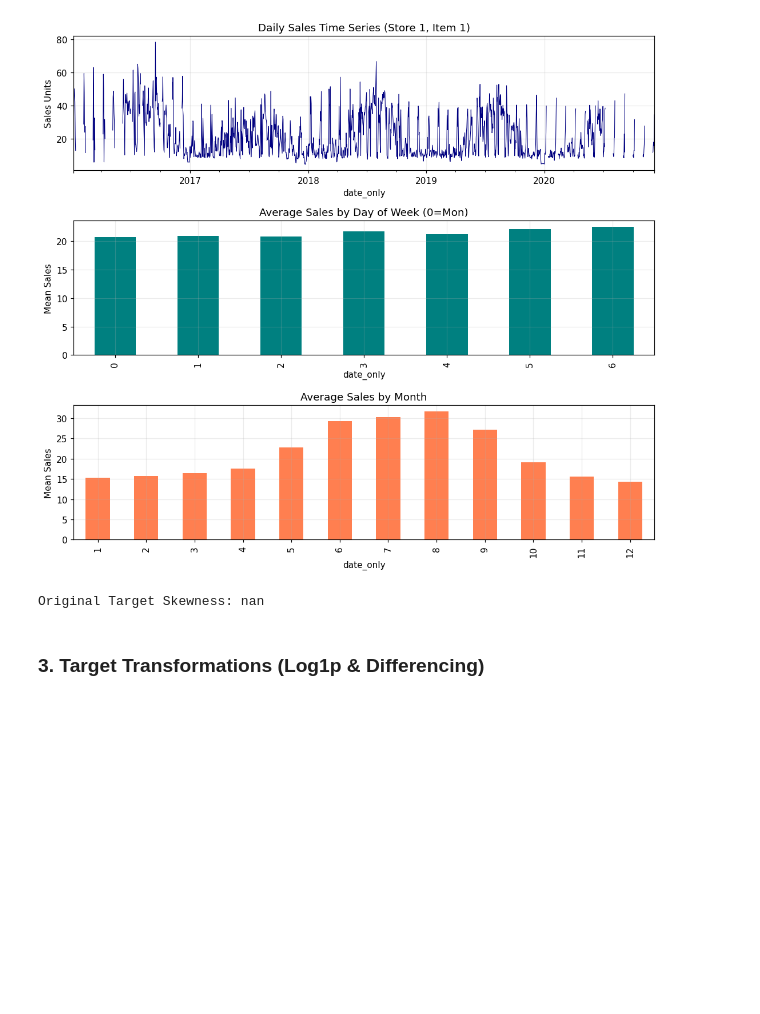
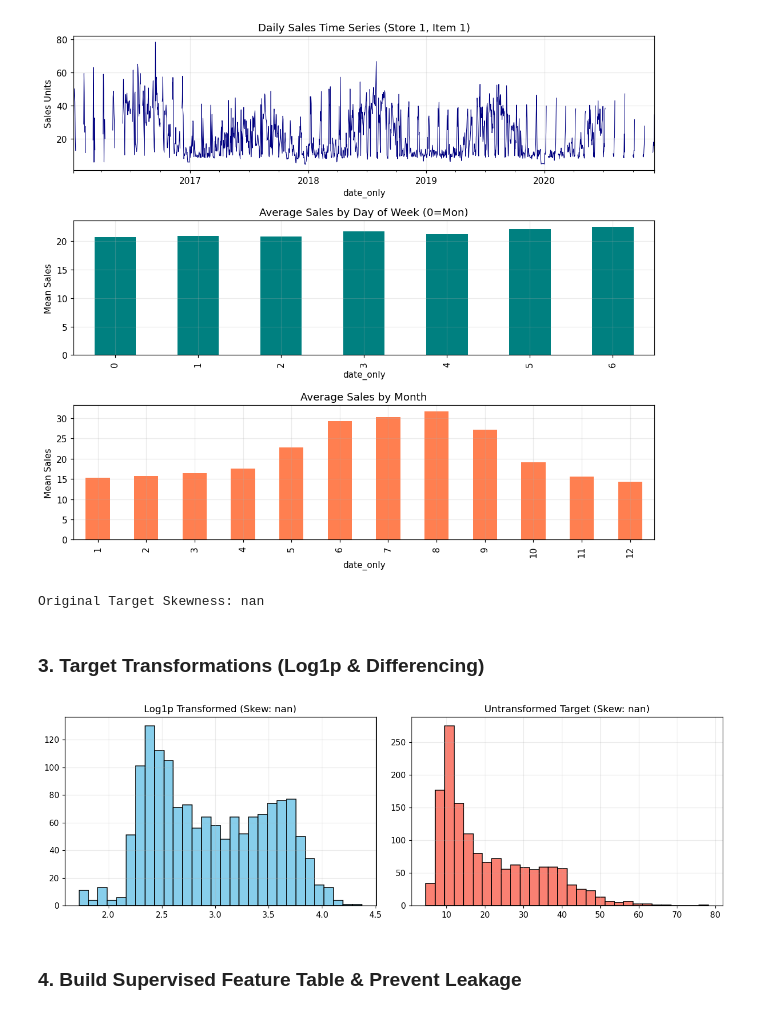
Before and after one commit to kariuki392/MastersSchoolProjects, a Jupyter notebook: TimeSeriesAnalysisProjects/notebookanddata/wk9powersupplygrpproject/powersupplytsengine.ipynb, the cells around one changed output. Drawn from its saved outputs; the diff is of its cells as text; code cells hidden in the pictures; blank space fills up the shorter version.

```diff
--- a/TimeSeriesAnalysisProjects/notebookanddata/wk9powersupplygrpproject/powersupplytsengine.ipynb
+++ b/TimeSeriesAnalysisProjects/notebookanddata/wk9powersupplygrpproject/powersupplytsengine.ipynb
@@ -99,3 +99,18 @@ print(f'Original Target Skewness: {skew(s):.3f}')
 Original Target Skewness: nan
 # %% [markdown]
 ### 3. Target Transformations (Log1p & Differencing)
+# %%
+s_log = np.log1p(s)
+s_diff = s.diff().dropna()
+
+fig, axes = plt.subplots(1, 2, figsize=(12, 4))
+s_log.hist(ax=axes[0], bins=30, color='skyblue', edgecolor='black')
+axes[0].set_title(f'Log1p Transformed (Skew: {skew(s_log):.3f})')
+s.hist(ax=axes[1], bins=30, color='salmon', edgecolor='black')
+axes[1].set_title(f'Untransformed Target (Skew: {skew(s):.3f})')
+plt.tight_layout()
+plt.show()
+# %% [output]
+[figure, added]
+# %% [markdown]
+### 4. Build Supervised Feature Table & Prevent Leakage
```
Also changed, not shown: parts of 1 cell of this notebook.
